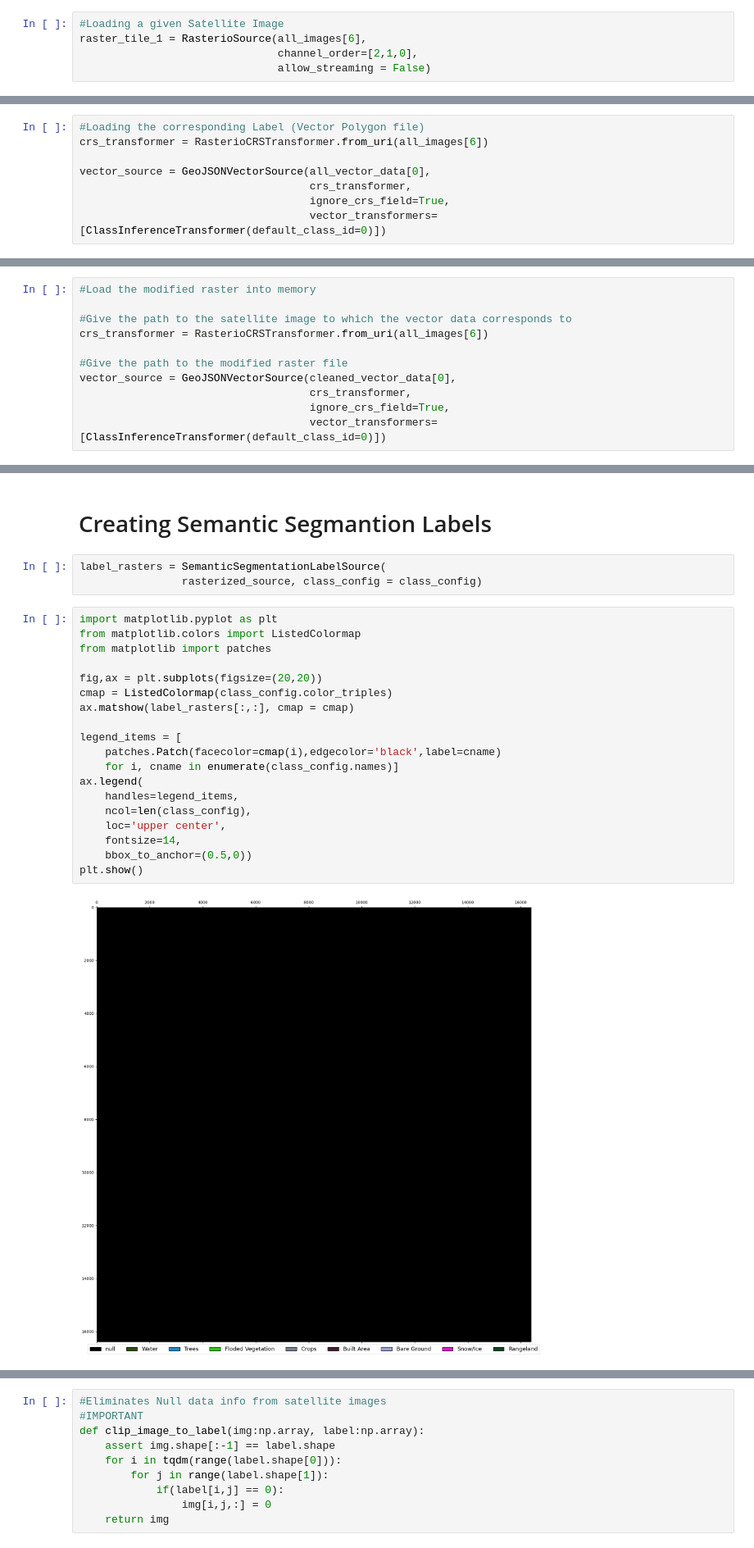
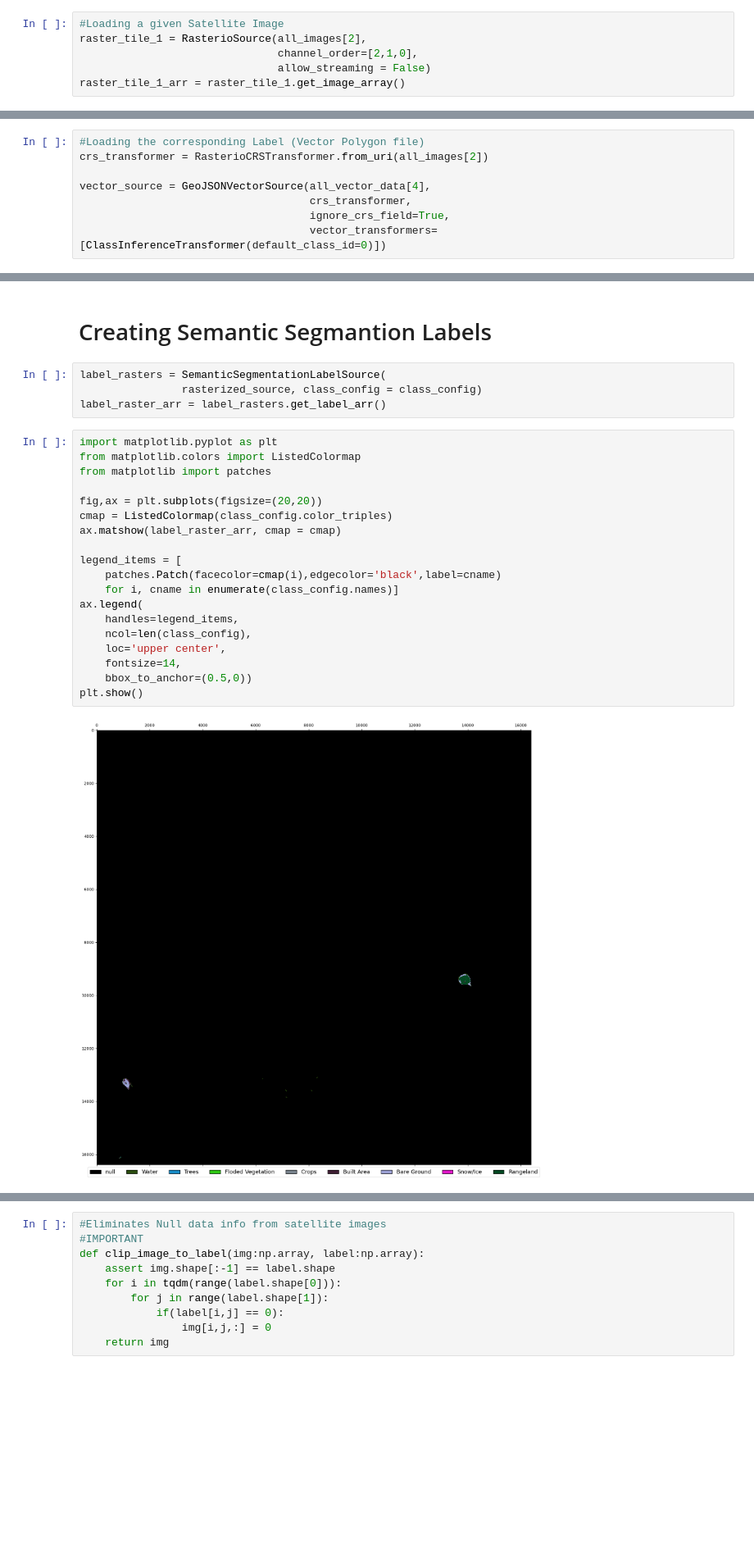
Before and after one commit to OfficialAC18/LULC_UAE_DL, a Jupyter notebook: scripts/Data Processing Notebook.ipynb, the cells around one changed output, grey strips where cells are left out. Shown: that part at 82% size. Cells and saved outputs as stored; diff of their text form; blank space fills up the shorter version.

```diff
--- a/scripts/Data Processing Notebook.ipynb
+++ b/scripts/Data Processing Notebook.ipynb
@@ -100,5 +166,6 @@ cleaned_vector_data
 # %%
 #Loading a given Satellite Image
-raster_tile_1 = RasterioSource(all_images[6],
+raster_tile_1 = RasterioSource(all_images[2],
                                channel_order=[2,1,0],
                                allow_streaming = False)
+raster_tile_1_arr = raster_tile_1.get_image_array()
@@ -105,8 +174,8 @@ raster_tile_1 = RasterioSource(all_images[6],
 # %%
 #Loading the corresponding Label (Vector Polygon file)
-crs_transformer = RasterioCRSTransformer.from_uri(all_images[6])
+crs_transformer = RasterioCRSTransformer.from_uri(all_images[2])
 
-vector_source = GeoJSONVectorSource(all_vector_data[0],
+vector_source = GeoJSONVectorSource(all_vector_data[4],
                                     crs_transformer,
                                     ignore_crs_field=True,
                                     vector_transformers=[ClassInferenceTransformer(default_class_id=0)])
@@ -235,16 +226,5 @@ with open(os.path.join(MODIFIED_GEOJSON_FOLDER,"2021_16384_32768.geojson"),"w")
 # %% [markdown]
 # Rasterizing Vector Data
-# %%
-#Load the modified raster into memory
-
-#Give the path to the satellite image to which the vector data corresponds to
-crs_transformer = RasterioCRSTransformer.from_uri(all_images[6])
-
-#Give the path to the modified raster file
-vector_source = GeoJSONVectorSource(cleaned_vector_data[0],
-                                    crs_transformer,
-                                    ignore_crs_field=True,
-                                    vector_transformers=[ClassInferenceTransformer(default_class_id=0)])
 # %%
 # Create a raster of the vector data
 rasterized_source = RasterizedSource(
@@ -313,24 +291,25 @@ cmap
 # %%
 label_rasters = SemanticSegmentationLabelSource(
                 rasterized_source, class_config = class_config)
+label_raster_arr = label_rasters.get_label_arr()
 # %%
 import matplotlib.pyplot as plt
 from matplotlib.colors import ListedColormap
 from matplotlib import patches
 
 fig,ax = plt.subplots(figsize=(20,20))
 cmap = ListedColormap(class_config.color_triples)
-ax.matshow(label_rasters[:,:], cmap = cmap)
+ax.matshow(label_raster_arr, cmap = cmap)
 
 legend_items = [
     patches.Patch(facecolor=cmap(i),edgecolor='black',label=cname)
     for i, cname in enumerate(class_config.names)]
 ax.legend(
     handles=legend_items,
     ncol=len(class_config),
     loc='upper center',
     fontsize=14,
     bbox_to_anchor=(0.5,0))
 plt.show()
 # %% [output]
-[figure, old version]
+[figure, new version]
```
Also changed, not shown: parts of 44 cells of this notebook, 2 other files.
